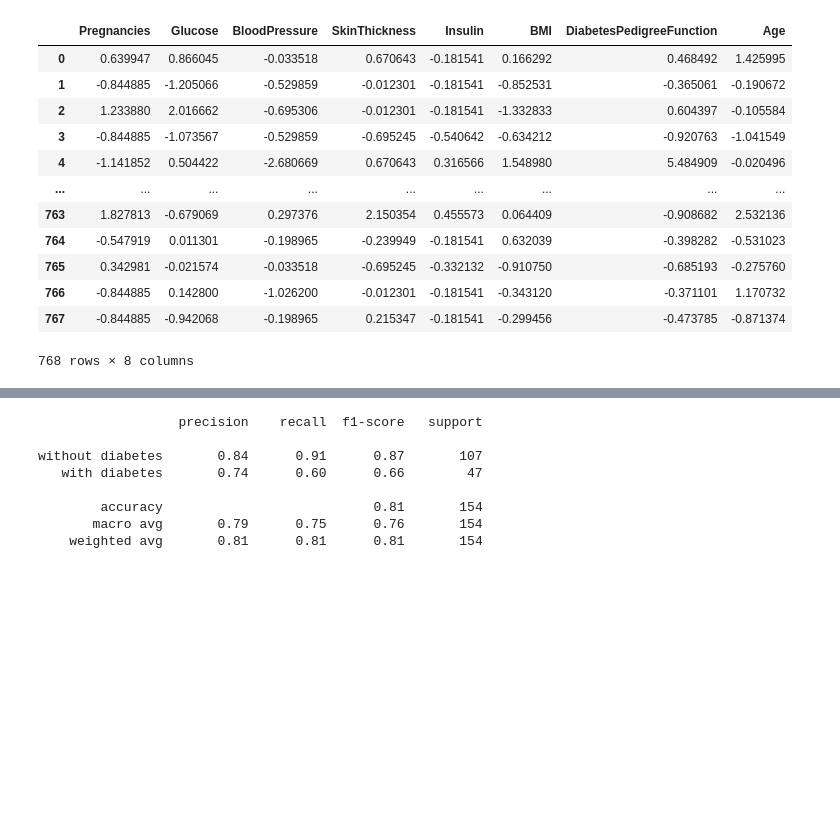
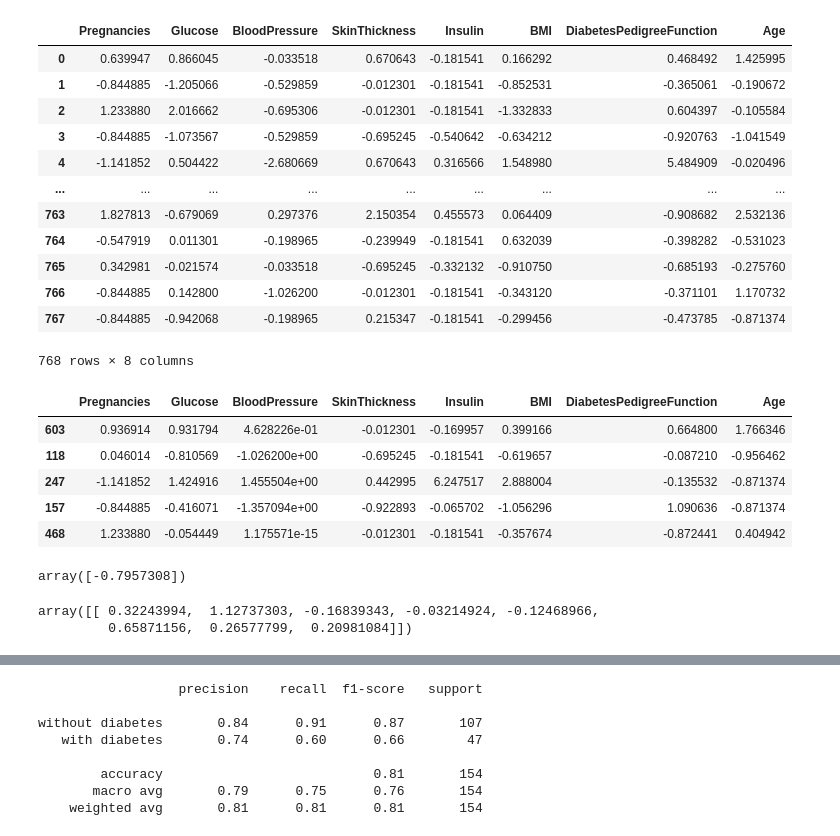
Before and after one commit to czammar/ai_programming_foundations, a Jupyter notebook: notebooks/06b_train_ml_logistinc_regression.ipynb, the cells around one changed output, grey strips where cells are left out. Saved outputs shown, nothing was run; the diff lists cells and outputs as text; code cells hidden in the pictures; blank space fills up the shorter version.

```diff
--- a/notebooks/06b_train_ml_logistinc_regression.ipynb
+++ b/notebooks/06b_train_ml_logistinc_regression.ipynb
@@ -306,0 +303,18 @@ y_pred_proba = lr.predict_proba(x_test)
+# %%
+x_train.head(5)
+# %% [output]
+|  | Pregnancies | Glucose | BloodPressure | SkinThickness | Insulin | BMI | DiabetesPedigreeFunction | Age |
+| 603 | 0.936914 | 0.931794 | 4.628226e-01 | -0.012301 | -0.169957 | 0.399166 | 0.664800 | 1.766346 |
+| 118 | 0.046014 | -0.810569 | -1.026200e+00 | -0.695245 | -0.181541 | -0.619657 | -0.087210 | -0.956462 |
+| 247 | -1.141852 | 1.424916 | 1.455504e+00 | 0.442995 | 6.247517 | 2.888004 | -0.135532 | -0.871374 |
+| 157 | -0.844885 | -0.416071 | -1.357094e+00 | -0.922893 | -0.065702 | -1.056296 | 1.090636 | -0.871374 |
+| 468 | 1.233880 | -0.054449 | 1.175571e-15 | -0.012301 | -0.181541 | -0.357674 | -0.872441 | 0.404942 |
+# %%
+lr.intercept_
+# %% [output]
+array([-0.7957308])
+# %%
+lr.coef_
+# %% [output]
+array([[ 0.32243994,  1.12737303, -0.16839343, -0.03214924, -0.12468966,
+         0.65871156,  0.26577799,  0.20981084]])
```
Also changed, not shown: parts of 6 cells of this notebook, 7 other files.
